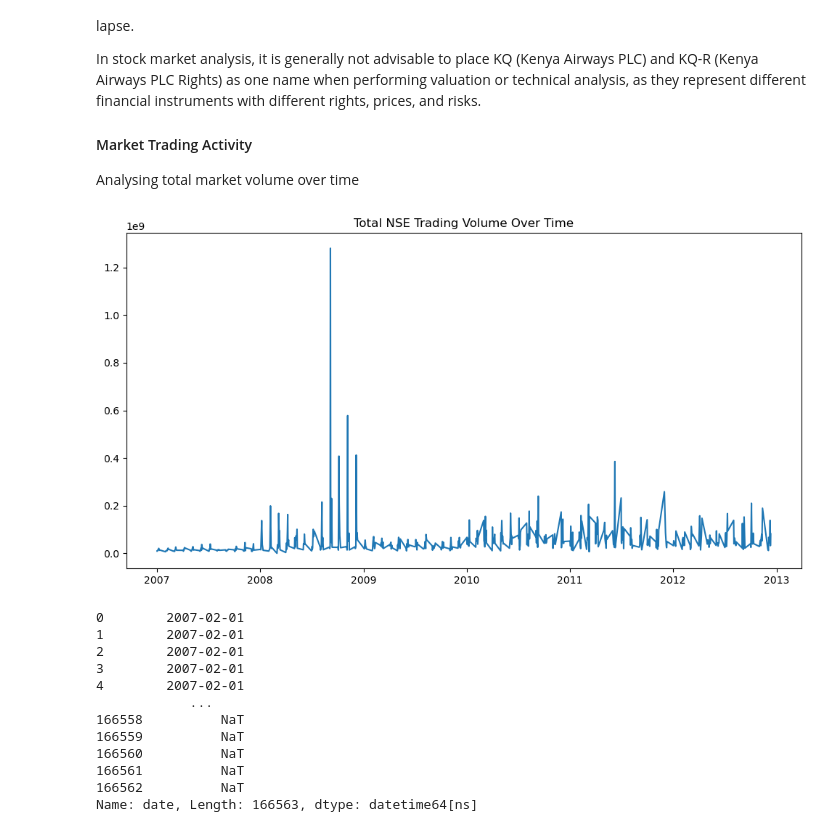
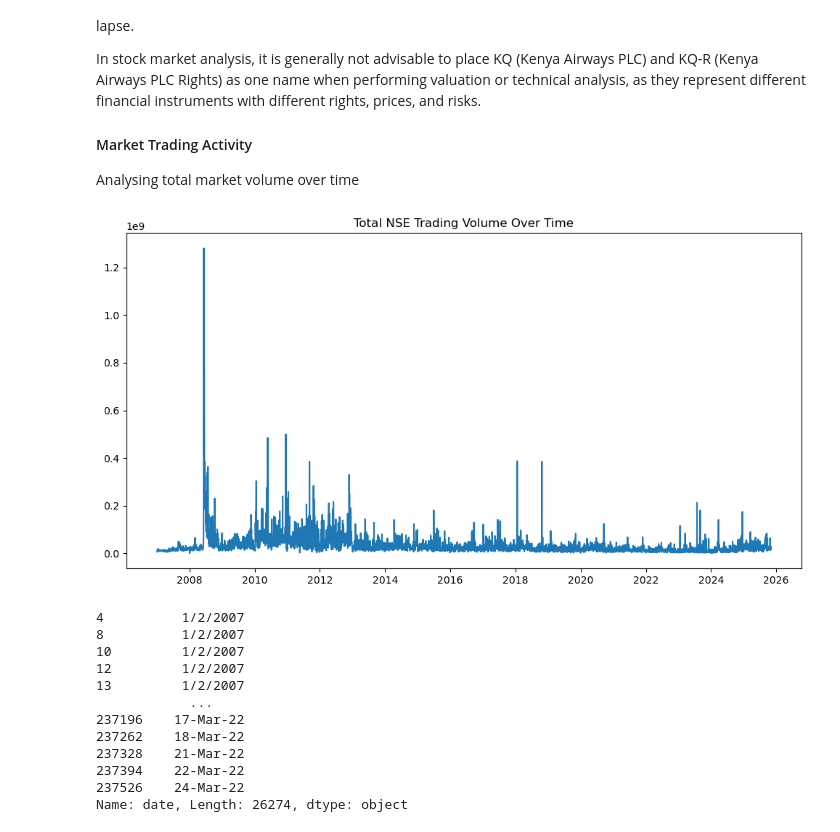
Before and after one commit to Assesa44/Stock-Market-Prediction, a Jupyter notebook: notebooks/business_understanding.ipynb, the cells around one changed output. Cells and saved outputs as stored; diff of their text form; code cells hidden in the pictures.

Commit message:
perf: fix date columns error

```diff
--- a/notebooks/business_understanding.ipynb
+++ b/notebooks/business_understanding.ipynb
@@ -694,2 +654,0 @@ cleaning_df.tail(50)
-# %%
-cleaning_df['date'] = pd.to_datetime(cleaning_df['date'], errors='coerce', dayfirst= True)
@@ -740,0 +717,2 @@ dtype: object
+# %%
+cleaning_df = cleaning_df.drop(columns=['date', 'date_test'])
@@ -805,25 +789,25 @@ In stock market analysis, it is generally not advisable to place KQ (Kenya Airwa
 #### Market Trading Activity
 Analysing total market volume over time
 # %%
-market_volume = cleaning_df.groupby('date')['volume'].sum()
+market_volume = cleaning_df.groupby('date_parsed')['volume'].sum()
 
 plt.figure(figsize=(12,6))
 plt.plot(market_volume)
 plt.title("Total NSE Trading Volume Over Time");
 # %% [output]
-[figure, old version]
+[figure, new version]
 # %%
 cleaning_df['date']
 # %% [output]
-0        2007-02-01
-1        2007-02-01
-2        2007-02-01
-3        2007-02-01
-4        2007-02-01
+4          1/2/2007
+8          1/2/2007
+10         1/2/2007
+12         1/2/2007
+13         1/2/2007
             ...
-166558          NaT
-166559          NaT
-166560          NaT
-166561          NaT
-166562          NaT
-Name: date, Length: 166563, dtype: datetime64[ns]
+237196    17-Mar-22
+237262    18-Mar-22
+237328    21-Mar-22
+237394    22-Mar-22
+237526    24-Mar-22
+Name: date, Length: 26274, dtype: object
```
Also changed, not shown: parts of 10 cells of this notebook.
